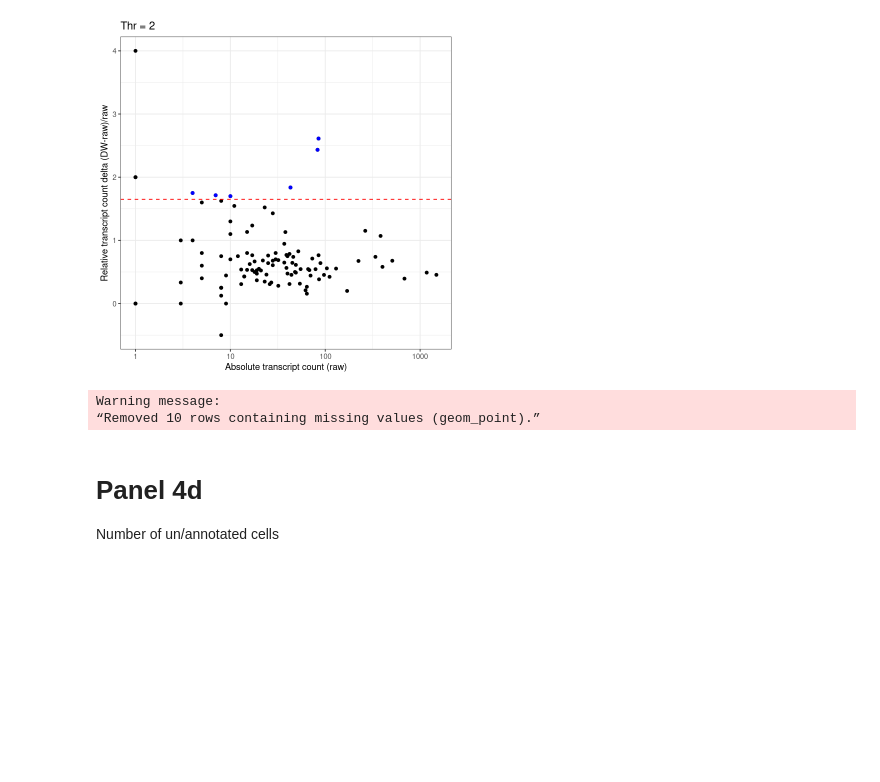
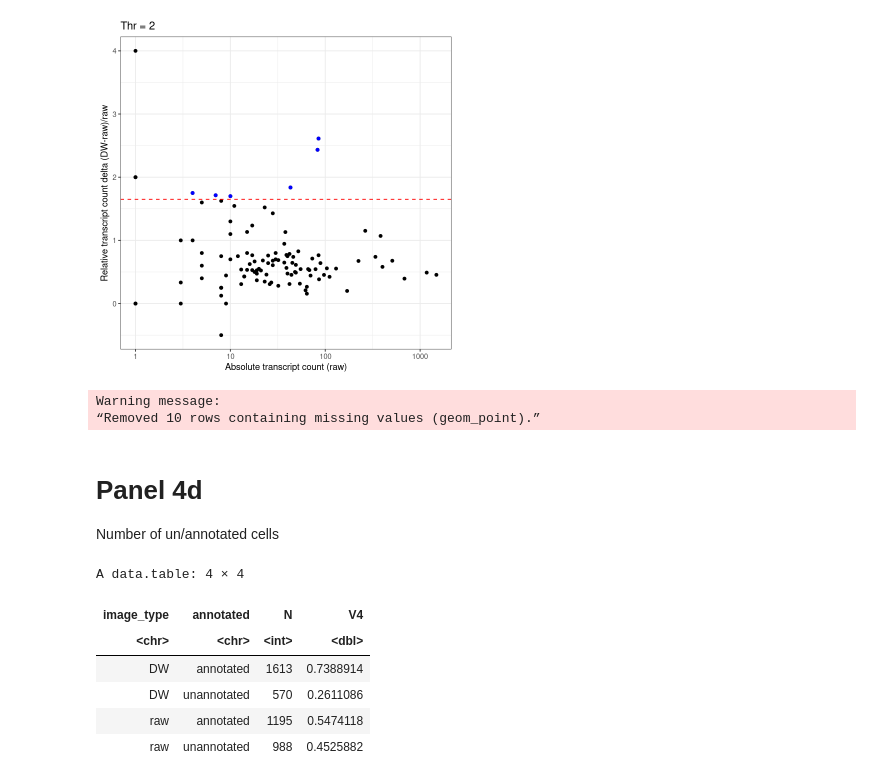
Before and after one commit to ggirelli/deconwolf-in-situ-transcriptomics, a Jupyter notebook: manuscript/1.0_panels-F4.ipynb, the cells around one changed output. Drawn from its saved outputs; the diff is of its cells as text; code cells hidden in the pictures; blank space fills up the shorter version.

```diff
--- a/manuscript/1.0_panels-F4.ipynb
+++ b/manuscript/1.0_panels-F4.ipynb
@@ -164,6 +164,16 @@ Warning message:
 # %% [markdown]
 # Panel 4d
 Number of un/annotated cells
+# %%
+cell_data[, .N, by=c("annotated", "image_type")][, .(image_type, annotated, N, N/2183)]
+# %% [output]
+A data.table: 4 × 4
+| image_type | annotated | N | V4 |
+| <chr> | <chr> | <int> | <dbl> |
+| DW | annotated | 1613 | 0.7388914 |
+| DW | unannotated | 570 | 0.2611086 |
+| raw | annotated | 1195 | 0.5474118 |
+| raw | unannotated | 988 | 0.4525882 |
 # %%
 options(repr.plot.width=6, repr.plot.height=4)
 p = ggplot(cell_data[, .N, by=c("annotated", "image_type")], aes(x=annotated, y=N, fill=image_type)) +
```
Also changed, not shown: parts of 1 cell of this notebook, 2 other files.
